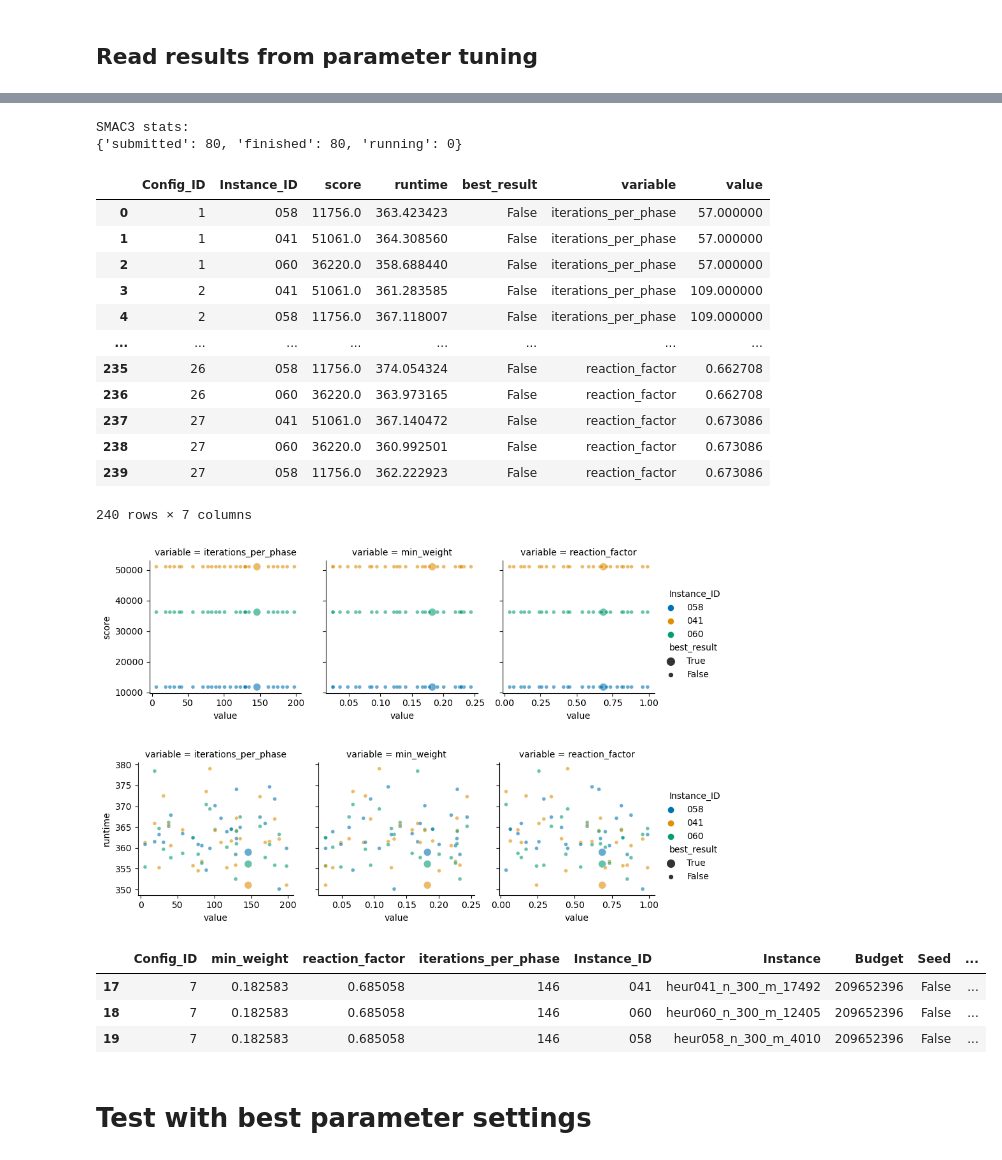
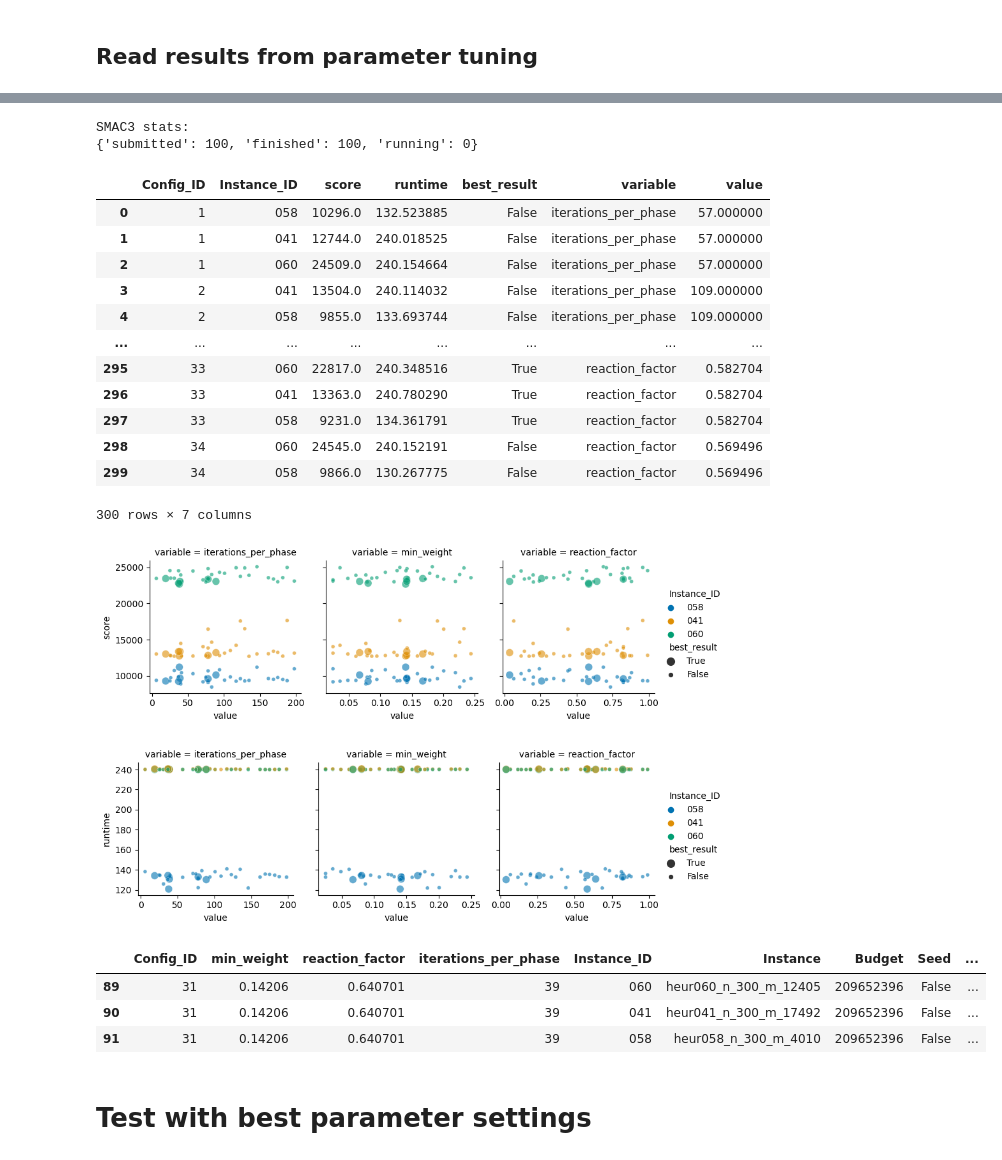
Before and after one commit to HolzingerAlexander/HeuristicOptimization, a Jupyter notebook: ALNS.ipynb, the cells around one changed output, grey strips where cells are left out. Cells and saved outputs as stored; diff of their text form; code cells hidden in the pictures.

```diff
--- a/ALNS.ipynb
+++ b/ALNS.ipynb
@@ -13,7 +13,7 @@ from helper_functions_assignment2 import*
 ## Read results from parameter tuning
 # %%
 best_configs = 'ALNS_smac_results.txt'
-smac_runhistory = "ALNS_smac/96cc99e7da06dd0e30cb9e9eca2ecd4e/0/runhistory.json"
+smac_runhistory = "ALNS_smac/903c5b3b64e8024ab7d4ada6b66e86f8/0/runhistory.json"
 # %%
 # read in the file with the best configurations
 with open(best_configs, 'r') as file:
@@ -75,7 +80,7 @@ runhistory = runhistory[['Config_ID', 'min_weight', 'reaction_factor', 'iteratio
                    'Status', 'Start_Time', 'End_Time']]
 # %% [output]
 SMAC3 stats:
-{'submitted': 80, 'finished': 80, 'running': 0}
+{'submitted': 100, 'finished': 100, 'running': 0}
 # %%
 # merge with best results, so we know which are the best ones
 smac_results = pd.merge(runhistory, best_configs,
@@ -87,18 +92,18 @@ smac_results_long = pd.melt(smac_results, id_vars=['Config_ID', "Instance_ID", "
 smac_results_long
 # %% [output]
 |  | Config_ID | Instance_ID | score | runtime | best_result | variable | value |
-| 0 | 1 | 058 | 11756.0 | 363.423423 | False | iterations_per_phase | 57.000000 |
-| 1 | 1 | 041 | 51061.0 | 364.308560 | False | iterations_per_phase | 57.000000 |
-| 2 | 1 | 060 | 36220.0 | 358.688440 | False | iterations_per_phase | 57.000000 |
-| 3 | 2 | 041 | 51061.0 | 361.283585 | False | iterations_per_phase | 109.000000 |
-| 4 | 2 | 058 | 11756.0 | 367.118007 | False | iterations_per_phase | 109.000000 |
+| 0 | 1 | 058 | 10296.0 | 132.523885 | False | iterations_per_phase | 57.000000 |
+| 1 | 1 | 041 | 12744.0 | 240.018525 | False | iterations_per_phase | 57.000000 |
+| 2 | 1 | 060 | 24509.0 | 240.154664 | False | iterations_per_phase | 57.000000 |
+| 3 | 2 | 041 | 13504.0 | 240.114032 | False | iterations_per_phase | 109.000000 |
+| 4 | 2 | 058 | 9855.0 | 133.693744 | False | iterations_per_phase | 109.000000 |
 | ... | ... | ... | ... | ... | ... | ... | ... |
-| 235 | 26 | 058 | 11756.0 | 374.054324 | False | reaction_factor | 0.662708 |
-| 236 | 26 | 060 | 36220.0 | 363.973165 | False | reaction_factor | 0.662708 |
-| 237 | 27 | 041 | 51061.0 | 367.140472 | False | reaction_factor | 0.673086 |
-| 238 | 27 | 060 | 36220.0 | 360.992501 | False | reaction_factor | 0.673086 |
-| 239 | 27 | 058 | 11756.0 | 362.222923 | False | reaction_factor | 0.673086 |
+| 295 | 33 | 060 | 22817.0 | 240.348516 | True | reaction_factor | 0.582704 |
+| 296 | 33 | 041 | 13363.0 | 240.780290 | True | reaction_factor | 0.582704 |
+| 297 | 33 | 058 | 9231.0 | 134.361791 | True | reaction_factor | 0.582704 |
+| 298 | 34 | 060 | 24545.0 | 240.152191 | False | reaction_factor | 0.569496 |
+| 299 | 34 | 058 | 9866.0 | 130.267775 | False | reaction_factor | 0.569496 |
-240 rows × 7 columns
+300 rows × 7 columns
 # %%
 import warnings
 warnings.filterwarnings("ignore")
@@ -114,15 +119,15 @@ g = sns.relplot(data=smac_results_long, x= "value", y = "runtime", hue='Instance
                 palette= "colorblind", height = 3, alpha = 0.6)
 g.fig.savefig("ALNS_smac_runtime.png")
 # %% [output]
-[figure, old version]
+[figure, new version]
-[figure, old version]
+[figure, new version]
 # %%
-smac_results.loc[smac_results["iterations_per_phase"]==146]
+smac_results.loc[smac_results["iterations_per_phase"]==39]
 # %% [output]
 |  | Config_ID | min_weight | reaction_factor | iterations_per_phase | Instance_ID | Instance | Budget | Seed | ... |
-| 17 | 7 | 0.182583 | 0.685058 | 146 | 041 | heur041_n_300_m_17492 | 209652396 | False | ... |
-| 18 | 7 | 0.182583 | 0.685058 | 146 | 060 | heur060_n_300_m_12405 | 209652396 | False | ... |
-| 19 | 7 | 0.182583 | 0.685058 | 146 | 058 | heur058_n_300_m_4010 | 209652396 | False | ... |
+| 89 | 31 | 0.14206 | 0.640701 | 39 | 060 | heur060_n_300_m_12405 | 209652396 | False | ... |
+| 90 | 31 | 0.14206 | 0.640701 | 39 | 041 | heur041_n_300_m_17492 | 209652396 | False | ... |
+| 91 | 31 | 0.14206 | 0.640701 | 39 | 058 | heur058_n_300_m_4010 | 209652396 | False | ... |
 # %% [markdown]
 # Test with best parameter settings
 # %%
```
Also changed, not shown: parts of 6 cells of this notebook, 1 other file.
